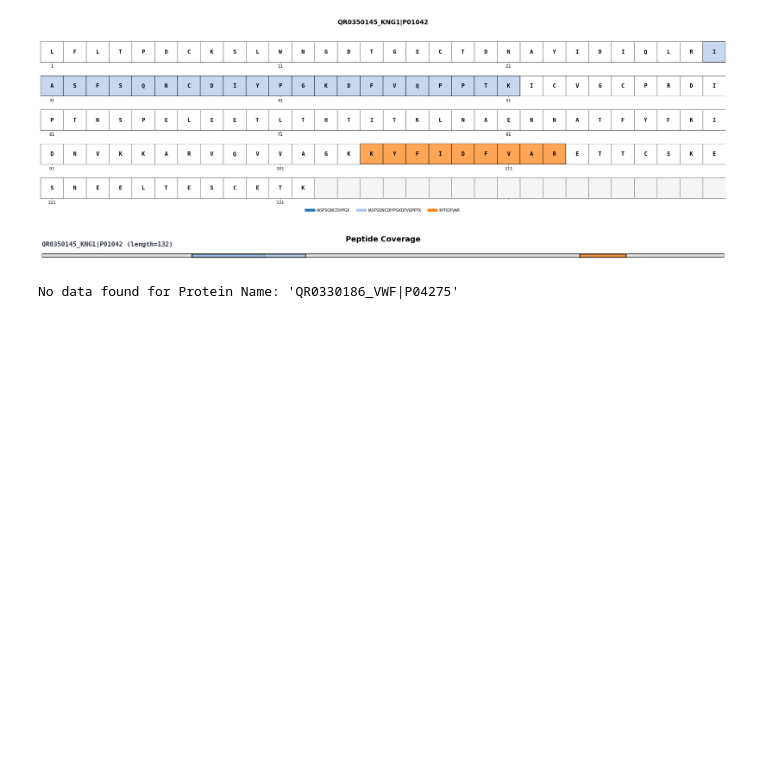
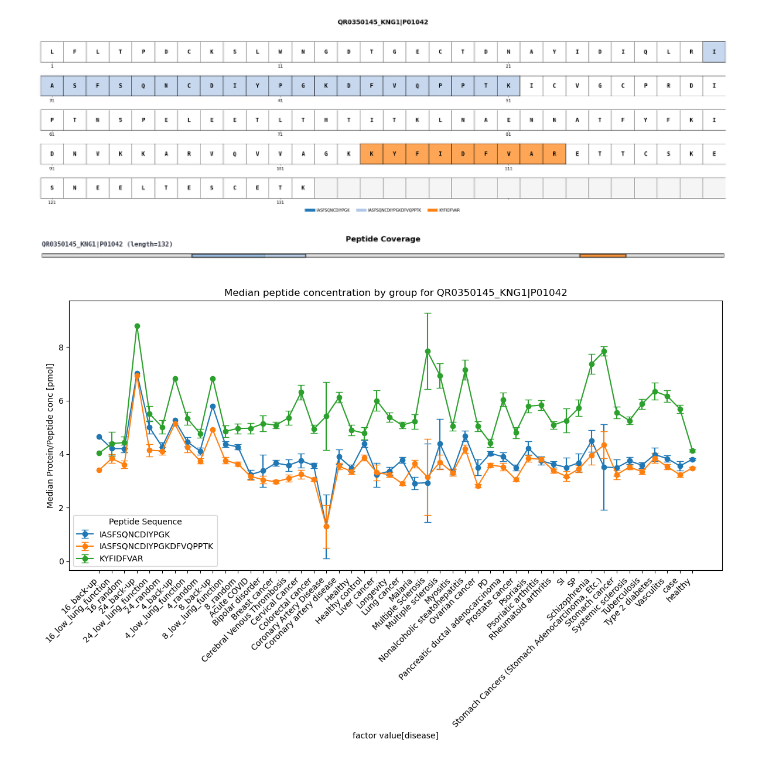
Before and after one commit to thanadol-git/kardemumma, a Jupyter notebook: ratio_DA4K.ipynb, the cells around one changed output. Saved outputs shown, nothing was run; the diff lists cells and outputs as text; code cells hidden in the pictures; blank space fills up the shorter version.

Commit message:
update plot

```diff
--- a/ratio_DA4K.ipynb
+++ b/ratio_DA4K.ipynb
@@ -496,11 +499,11 @@ kdm.map_peptide_sequence(abs_df, fasta_file, 'QR0350145_KNG1|P01042')
 # %%
 kdm.plot_median_peptide_concentration_by_group(
     abs_df,
     sdrf_data_file,
-    protein_name="QR0330186_VWF|P04275",
+    protein_name="QR0350145_KNG1|P01042",
 )
 # %% [output]
-No data found for Protein Name: 'QR0330186_VWF|P04275'
+[figure, added]
 # %%
 kdm.plot_peptide_concentration_by_group(
     abs_df,
```
Also changed, not shown: parts of 27 cells of this notebook.
